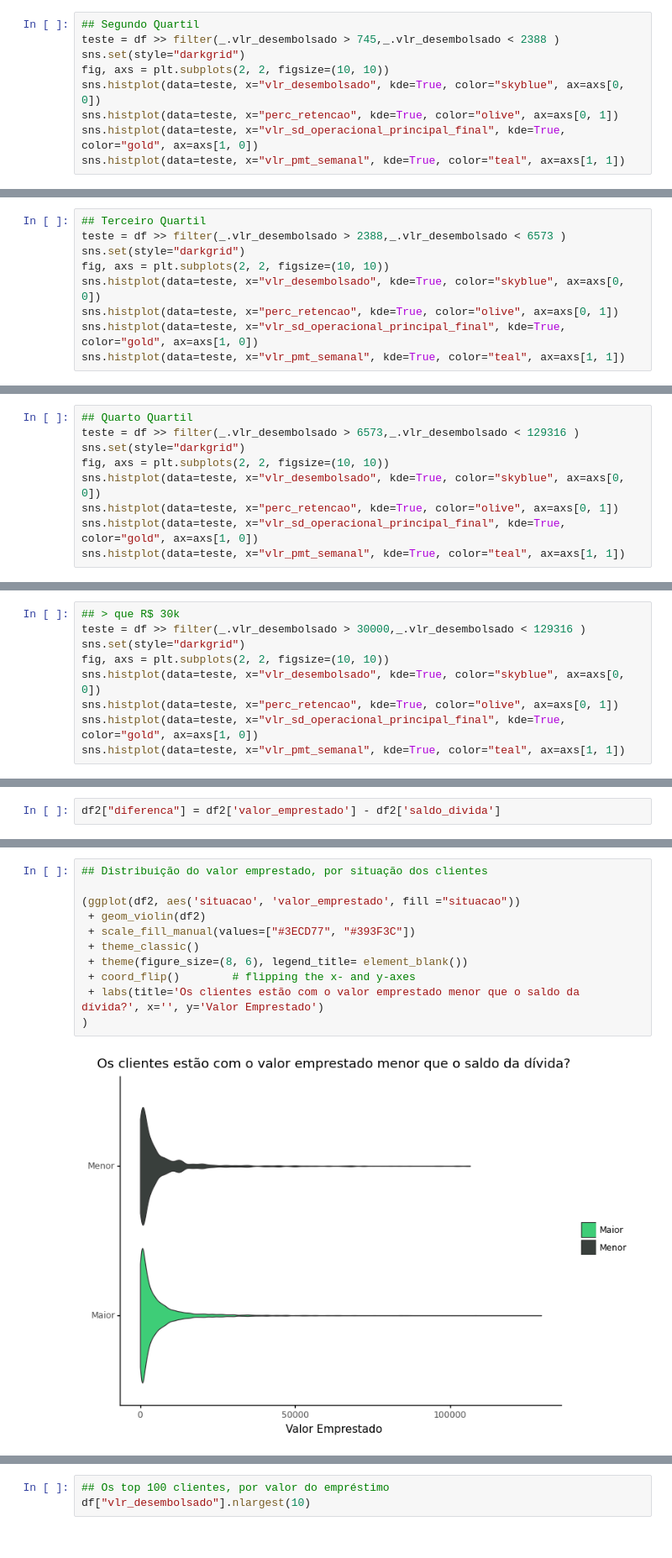
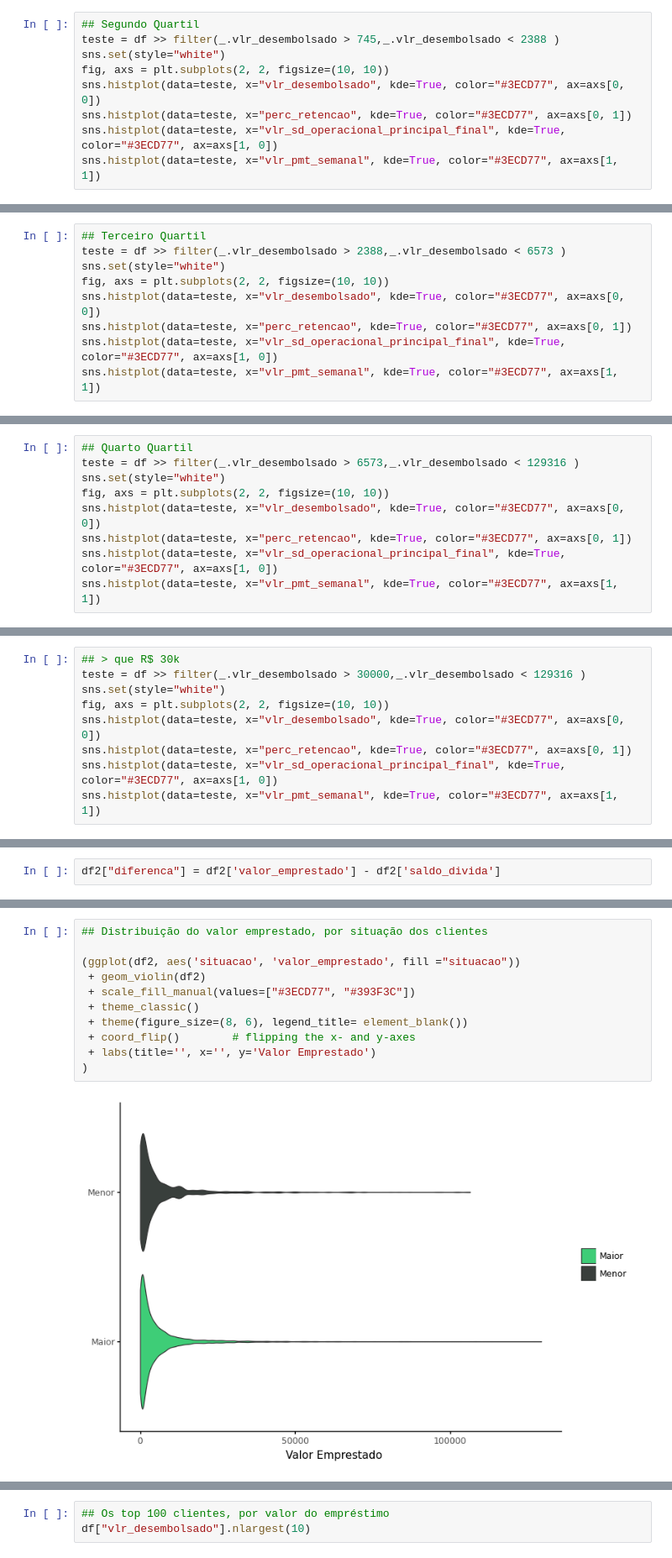
Before and after one commit to arthurfg/BackuPy, a Jupyter notebook: Case_Stone.ipynb, the cells around one changed output, grey strips where cells are left out. Shown at 84% size. Cells and saved outputs as stored; diff of their text form.

```diff
--- a/Case_Stone.ipynb
+++ b/Case_Stone.ipynb
@@ -181,11 +128,11 @@ sns.histplot(data=teste, x="vlr_pmt_semanal", kde=True, color="teal", ax=axs[1,
 # %%
 ## Segundo Quartil
 teste = df >> filter(_.vlr_desembolsado > 745,_.vlr_desembolsado < 2388 )
-sns.set(style="darkgrid")
+sns.set(style="white")
 fig, axs = plt.subplots(2, 2, figsize=(10, 10))
-sns.histplot(data=teste, x="vlr_desembolsado", kde=True, color="skyblue", ax=axs[0, 0])
-sns.histplot(data=teste, x="perc_retencao", kde=True, color="olive", ax=axs[0, 1])
-sns.histplot(data=teste, x="vlr_sd_operacional_principal_final", kde=True, color="gold", ax=axs[1, 0])
-sns.histplot(data=teste, x="vlr_pmt_semanal", kde=True, color="teal", ax=axs[1, 1])
+sns.histplot(data=teste, x="vlr_desembolsado", kde=True, color="#3ECD77", ax=axs[0, 0])
+sns.histplot(data=teste, x="perc_retencao", kde=True, color="#3ECD77", ax=axs[0, 1])
+sns.histplot(data=teste, x="vlr_sd_operacional_principal_final", kde=True, color="#3ECD77", ax=axs[1, 0])
+sns.histplot(data=teste, x="vlr_pmt_semanal", kde=True, color="#3ECD77", ax=axs[1, 1])
 # %% [output]
 <AxesSubplot:xlabel='vlr_pmt_semanal', ylabel='Count'>
@@ -193,11 +140,11 @@ sns.histplot(data=teste, x="vlr_pmt_semanal", kde=True, color="teal", ax=axs[1,
 # %%
 ## Terceiro Quartil
 teste = df >> filter(_.vlr_desembolsado > 2388,_.vlr_desembolsado < 6573 )
-sns.set(style="darkgrid")
+sns.set(style="white")
 fig, axs = plt.subplots(2, 2, figsize=(10, 10))
-sns.histplot(data=teste, x="vlr_desembolsado", kde=True, color="skyblue", ax=axs[0, 0])
-sns.histplot(data=teste, x="perc_retencao", kde=True, color="olive", ax=axs[0, 1])
-sns.histplot(data=teste, x="vlr_sd_operacional_principal_final", kde=True, color="gold", ax=axs[1, 0])
-sns.histplot(data=teste, x="vlr_pmt_semanal", kde=True, color="teal", ax=axs[1, 1])
+sns.histplot(data=teste, x="vlr_desembolsado", kde=True, color="#3ECD77", ax=axs[0, 0])
+sns.histplot(data=teste, x="perc_retencao", kde=True, color="#3ECD77", ax=axs[0, 1])
+sns.histplot(data=teste, x="vlr_sd_operacional_principal_final", kde=True, color="#3ECD77", ax=axs[1, 0])
+sns.histplot(data=teste, x="vlr_pmt_semanal", kde=True, color="#3ECD77", ax=axs[1, 1])
 # %% [output]
 <AxesSubplot:xlabel='vlr_pmt_semanal', ylabel='Count'>
@@ -205,11 +152,11 @@ sns.histplot(data=teste, x="vlr_pmt_semanal", kde=True, color="teal", ax=axs[1,
 # %%
 ## Quarto Quartil
 teste = df >> filter(_.vlr_desembolsado > 6573,_.vlr_desembolsado < 129316 )
-sns.set(style="darkgrid")
+sns.set(style="white")
 fig, axs = plt.subplots(2, 2, figsize=(10, 10))
-sns.histplot(data=teste, x="vlr_desembolsado", kde=True, color="skyblue", ax=axs[0, 0])
-sns.histplot(data=teste, x="perc_retencao", kde=True, color="olive", ax=axs[0, 1])
-sns.histplot(data=teste, x="vlr_sd_operacional_principal_final", kde=True, color="gold", ax=axs[1, 0])
-sns.histplot(data=teste, x="vlr_pmt_semanal", kde=True, color="teal", ax=axs[1, 1])
+sns.histplot(data=teste, x="vlr_desembolsado", kde=True, color="#3ECD77", ax=axs[0, 0])
+sns.histplot(data=teste, x="perc_retencao", kde=True, color="#3ECD77", ax=axs[0, 1])
+sns.histplot(data=teste, x="vlr_sd_operacional_principal_final", kde=True, color="#3ECD77", ax=axs[1, 0])
+sns.histplot(data=teste, x="vlr_pmt_semanal", kde=True, color="#3ECD77", ax=axs[1, 1])
 # %% [output]
 <AxesSubplot:xlabel='vlr_pmt_semanal', ylabel='Count'>
@@ -217,11 +164,11 @@ sns.histplot(data=teste, x="vlr_pmt_semanal", kde=True, color="teal", ax=axs[1,
 # %%
 ## > que R$ 30k
 teste = df >> filter(_.vlr_desembolsado > 30000,_.vlr_desembolsado < 129316 )
-sns.set(style="darkgrid")
+sns.set(style="white")
 fig, axs = plt.subplots(2, 2, figsize=(10, 10))
-sns.histplot(data=teste, x="vlr_desembolsado", kde=True, color="skyblue", ax=axs[0, 0])
-sns.histplot(data=teste, x="perc_retencao", kde=True, color="olive", ax=axs[0, 1])
-sns.histplot(data=teste, x="vlr_sd_operacional_principal_final", kde=True, color="gold", ax=axs[1, 0])
-sns.histplot(data=teste, x="vlr_pmt_semanal", kde=True, color="teal", ax=axs[1, 1])
+sns.histplot(data=teste, x="vlr_desembolsado", kde=True, color="#3ECD77", ax=axs[0, 0])
+sns.histplot(data=teste, x="perc_retencao", kde=True, color="#3ECD77", ax=axs[0, 1])
+sns.histplot(data=teste, x="vlr_sd_operacional_principal_final", kde=True, color="#3ECD77", ax=axs[1, 0])
+sns.histplot(data=teste, x="vlr_pmt_semanal", kde=True, color="#3ECD77", ax=axs[1, 1])
 # %% [output]
 <AxesSubplot:xlabel='vlr_pmt_semanal', ylabel='Count'>
@@ -393,13 +314,13 @@ df2 = df2 >> \
 # %%
 ## Distribuição do valor emprestado, por situação dos clientes
 
 (ggplot(df2, aes('situacao', 'valor_emprestado', fill ="situacao"))
  + geom_violin(df2)
  + scale_fill_manual(values=["#3ECD77", "#393F3C"])
  + theme_classic()
  + theme(figure_size=(8, 6), legend_title= element_blank())
  + coord_flip()        # flipping the x- and y-axes
- + labs(title='Os clientes estão com o valor emprestado menor que o saldo da dívida?', x='', y='Valor Emprestado')
+ + labs(title='', x='', y='Valor Emprestado')
 )
 # %% [output]
-[figure, old version]
+[figure, new version]
```
Also changed, not shown: parts of 63 cells of this notebook.
